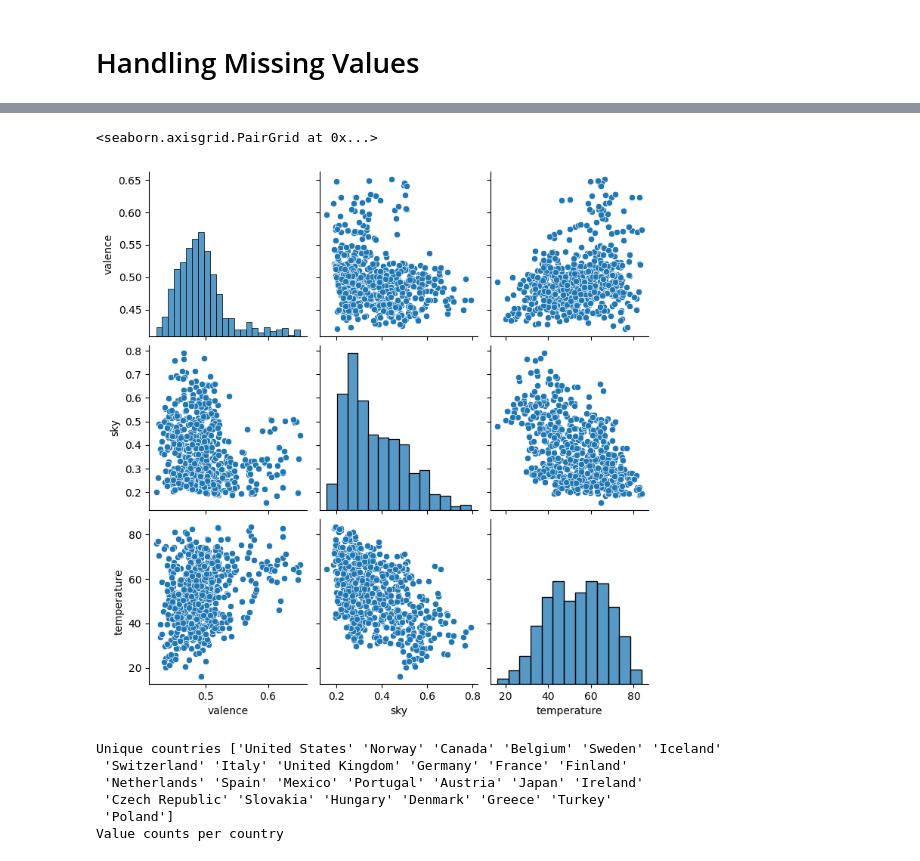
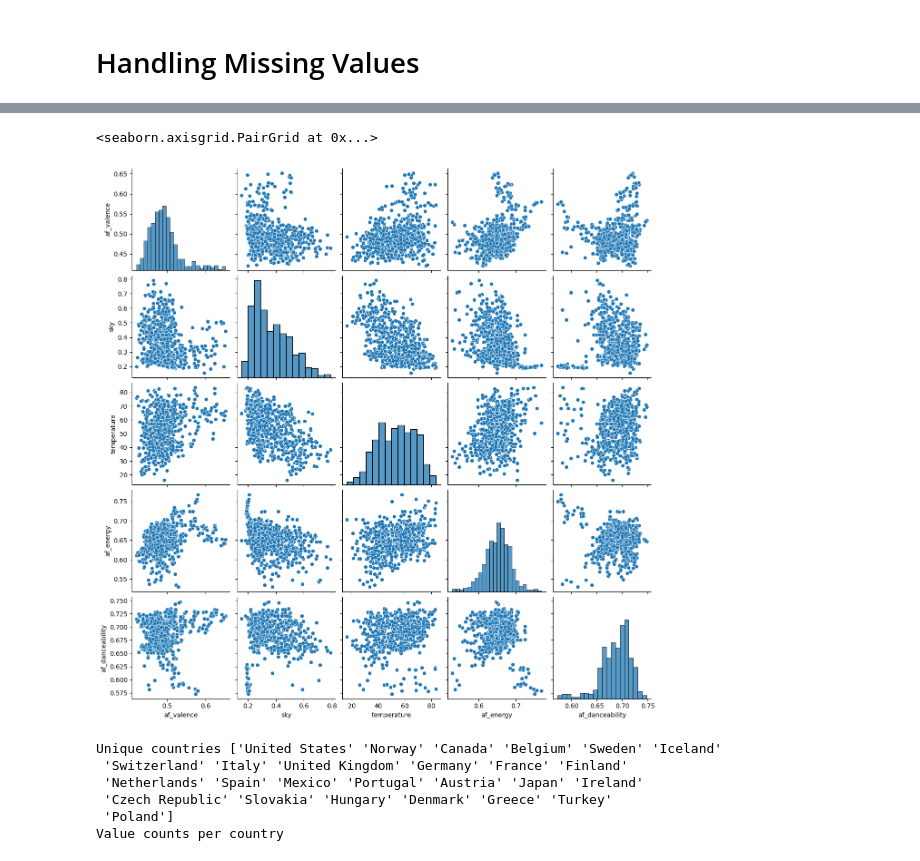
Before and after one commit to Hubert-Magdziak/Reproducible-Research-Project-2024, a Jupyter notebook: code.ipynb, the cells around one changed output, grey strips where cells are left out. Saved outputs shown, nothing was run; the diff lists cells and outputs as text; code cells hidden in the pictures.

Commit message:
feat: detect, impute missing values

```diff
--- a/code.ipynb
+++ b/code.ipynb
@@ -58,5 +60,6 @@ df2.head()
 # %%
 # Merge both datasets
 df = df1.merge(df2, on = ["country","year_month"])
+df.drop('valence', axis = 1, inplace = True)
 df.head()
 # %% [output]
@@ -108,0 +120,8 @@ df[df["sky"].isna()]
+# %%
+# Impute the NA's
+
+# Variable 'sky' - NA's observed for turkey
+df.loc[df['country'] == 'Turkey', 'sky'] = df.loc[df['country'] == 'Turkey', 'sky'].fillna(np.median(df.loc[df['country'] == 'Turkey', 'sky'].dropna()))
+
+# Variable 'temperature' - NA's observed for turkey
+df.loc[df['country'] == 'Turkey', 'temperature'] = df.loc[df['country'] == 'Turkey', 'temperature'].fillna(np.median(df.loc[df['country'] == 'Turkey', 'temperature'].dropna()))
@@ -109,8 +147,8 @@ df[df["sky"].isna()]
 # %%
-sns.pairplot(data=df,vars = ["valence","sky","temperature"])
+sns.pairplot(data=df,vars = ["af_valence","sky","temperature", "af_energy", "af_danceability"])
 # %% [output]
 <seaborn.axisgrid.PairGrid at 0x...>
-[figure, old version]
+[figure, new version]
 # %%
 print(f'Unique countries {df["country"].unique()}')
 print(f'Value counts per country')
```
Also changed, not shown: parts of 9 cells of this notebook.
